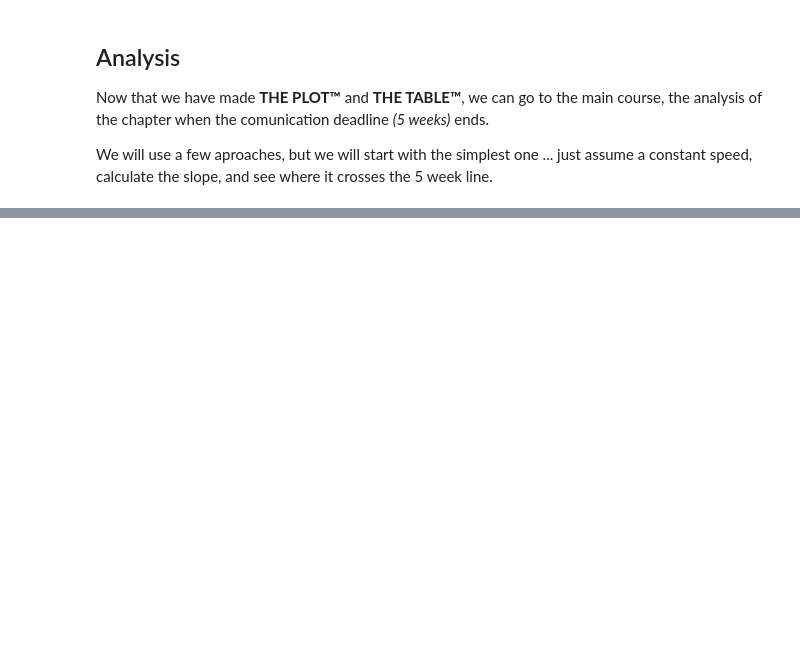
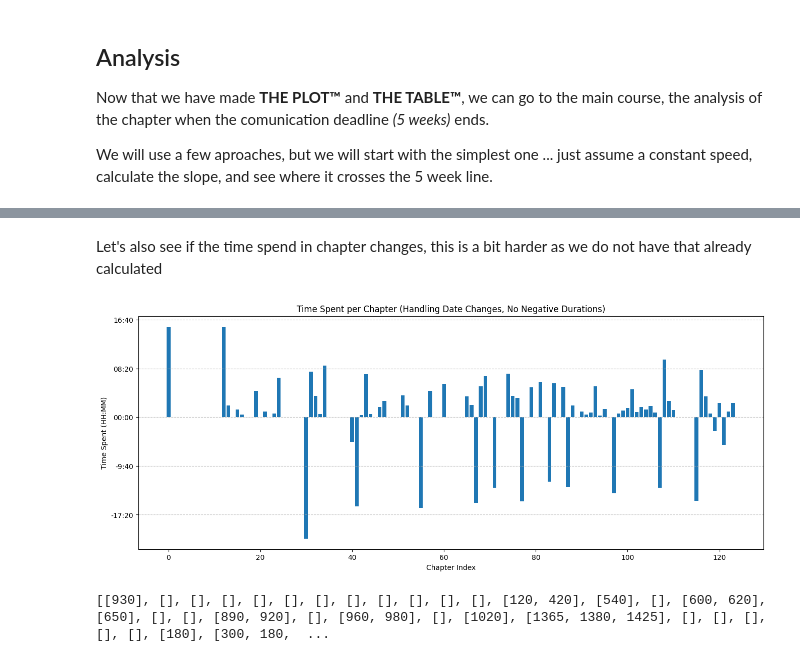
Before and after one commit to KekKom/WPAtaMS-Analyzer, a Jupyter notebook: analyzer.ipynb, the cells around one changed output, grey strips where cells are left out. Drawn from its saved outputs; the diff is of its cells as text; code cells hidden in the pictures; blank space fills up the shorter version.

```diff
--- a/analyzer.ipynb
+++ b/analyzer.ipynb
@@ -813,0 +496,66 @@ Polynomial Coefficients: [   64.52023707 23921.61513244]
+# %% [markdown]
+Let's also see if the time spend in chapter changes, this is a bit harder as we do not have that already calculated
+# %%
+import matplotlib.pyplot as plt
+import matplotlib.ticker as ticker
+
+# Helper to format minutes to HH:MM
+def minutesToHhmm(minutes):
+    hours = minutes // 60
+    mins = minutes % 60
+    return f"{int(hours):02d}:{int(mins):02d}"
+
+# Calculation + Plotting together
+timeSpentInChapter = []
+lastKnownEndTime = 0  # Start at 0 min
+
+for chapter in timestamps:
+    if chapter:
+        sortedChapter = sorted(chapter)
+
+        # Adjust timestamps inside the chapter for internal date changes
+        adjustedTimestamps = [sortedChapter[0]]
+        previous = sortedChapter[0]
+
+        for t in sortedChapter[1:]:
+            if t < previous:
+                t += 1440  # New day
+            adjustedTimestamps.append(t)
+            previous = t
+
+        start = lastKnownEndTime
+        end = adjustedTimestamps[-1]
+
+        # Adjust for date change between chapters
+        if end < start:
+            end += 1440
+
+        duration = end - start
+        timeSpentInChapter.append(duration)
+
+        lastKnownEndTime = end
+    else:
+        # Empty chapter, no timestamps
+        start = lastKnownEndTime
+        end = lastKnownEndTime
+        duration = end - start
+        timeSpentInChapter.append(duration)
+
+# Plotting
+fig, ax = plt.subplots(figsize=(16, 6))
+bars = ax.bar(range(len(timeSpentInChapter)), timeSpentInChapter)
+
+ax.yaxis.set_major_formatter(ticker.FuncFormatter(lambda x, pos: minutesToHhmm(x)))
+
+ax.set_xlabel('Chapter Index')
+ax.set_ylabel('Time Spent (HH:MM)')
+ax.set_title('Time Spent per Chapter (Handling Date Changes, No Negative Durations)')
+ax.grid(axis='y', linestyle='--', alpha=0.7)
+
+plt.show()
+# %% [output]
+[figure, added]
+# %%
+print(timestamps)
+# %% [output]
+[[930], [], [], [], [], [], [], [], [], [], [], [], [120, 420], [540], [], [600, 620], [650], [], [], [890, 920], [], [960, 980], [], [1020], [1365, 1380, 1425], [], [], [], [], [], [180], [300, 180,  ...
```
Also changed, not shown: parts of 11 cells of this notebook, 1 other file.
